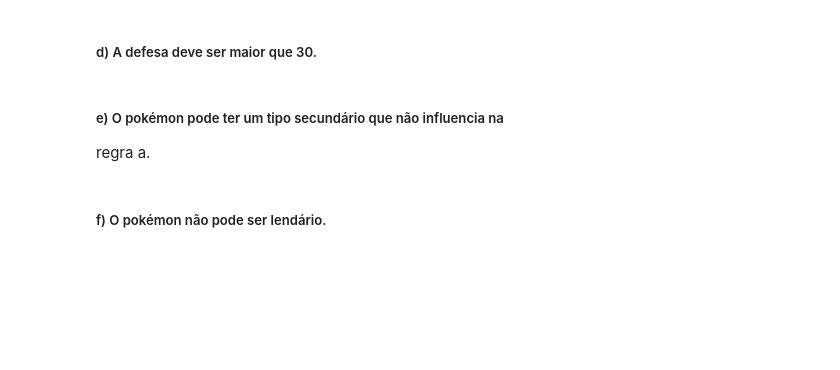
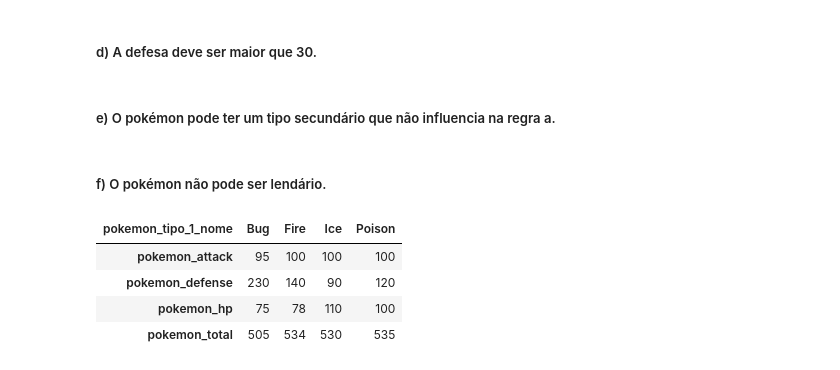
Before and after one commit to AlexsonT/Prog_DS2_Growdev, a Jupyter notebook: final_prog_ds2.ipynb, the cells around one changed output. Cells and saved outputs as stored; diff of their text form; code cells hidden in the pictures; blank space fills up the shorter version.

```diff
--- a/final_prog_ds2.ipynb
+++ b/final_prog_ds2.ipynb
@@ -250,7 +287,28 @@ embate.
 # %% [markdown]
 ##### d) A defesa deve ser maior que 30.
 # %% [markdown]
-##### e) O pokémon pode ter um tipo secundário que não influencia na
-regra a.
+##### e) O pokémon pode ter um tipo secundário que não influencia na regra a.
 # %% [markdown]
 ##### f) O pokémon não pode ser lendário.
+# %%
+#Reduzindo o dataframe para os parâmetros solicitados.
+selecao_pokemon = uniao_dataframes.query("pokemon_tipo_1_nome == ['Bug', 'Fire', 'Flying', 'Ice', 'Poison']")
+selecao_pokemon = selecao_pokemon.query('pokemon_geracao < 4 & pokemon_attack <= 100')
+selecao_pokemon = selecao_pokemon.query('pokemon_defense > 30 & pokemon_lendario == False')
+
+#Pivotando o resultado.
+selecao_pokemon = pd.pivot_table(
+  selecao_pokemon,
+  columns=['pokemon_tipo_1_nome'],
+  aggfunc={'pokemon_attack': np.max, 'pokemon_defense':np.max, 'pokemon_total': np.max, 'pokemon_hp': np.max}
+)
+
+display(selecao_pokemon)
+
+#A conclusão foi que é necessário saber qual é o pokemon adversário e decidir entre utilizar a melhor defesa, pontuação ou hp para o embate com o adversário.
+# %% [output]
+| pokemon_tipo_1_nome | Bug | Fire | Ice | Poison |
+| pokemon_attack | 95 | 100 | 100 | 100 |
+| pokemon_defense | 230 | 140 | 90 | 120 |
+| pokemon_hp | 75 | 78 | 110 | 100 |
+| pokemon_total | 505 | 534 | 530 | 535 |
```
Also changed, not shown: parts of 7 cells of this notebook.
